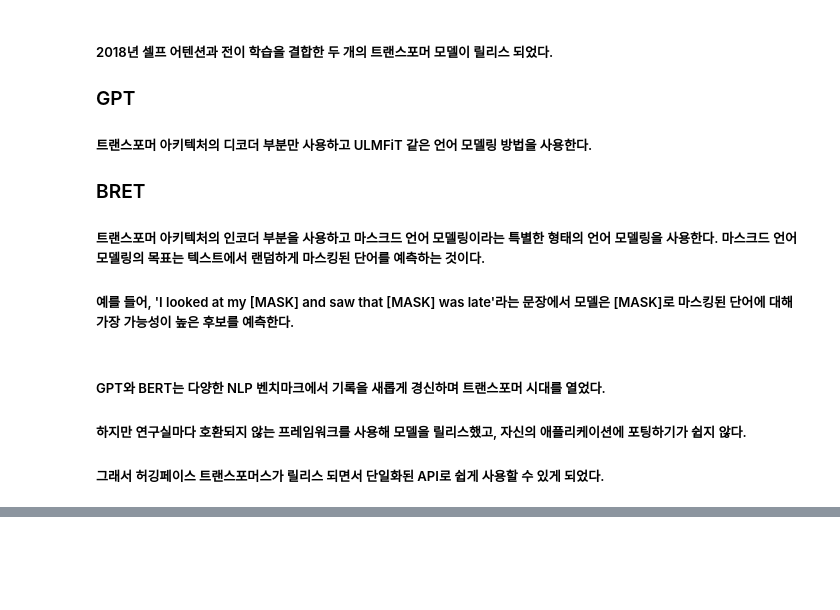
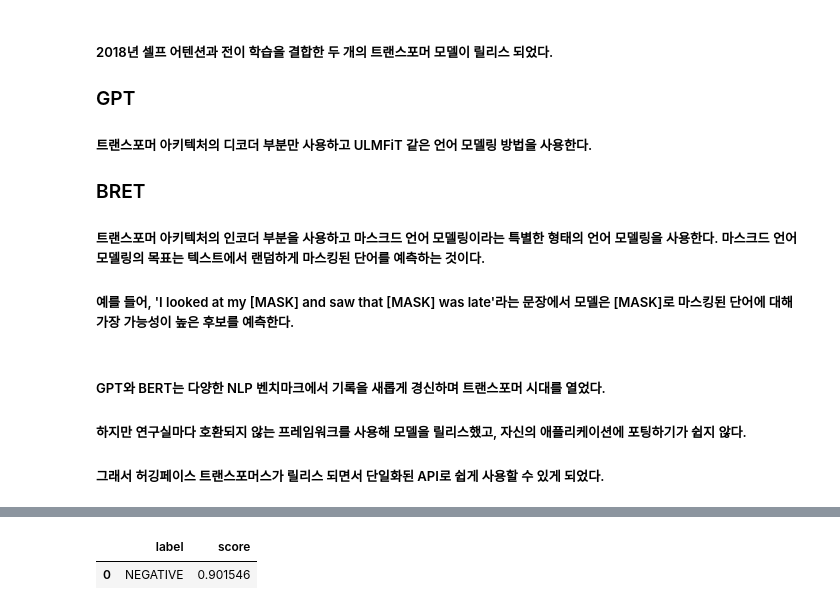
Before and after one commit to JunSeokCheon/NLP-using-transformers, a Jupyter notebook: Chapter01/Introduction to Transformers.ipynb, the cells around one changed output, grey strips where cells are left out. Cells and saved outputs as stored; diff of their text form; code cells hidden in the pictures; blank space fills up the shorter version.

```diff
--- a/Chapter01/Introduction to Transformers.ipynb
+++ b/Chapter01/Introduction to Transformers.ipynb
@@ -113,0 +140,4 @@ Go to Runtime > Change runtime type and select a GPU hardware accelerator.
+# %%
+from transformers import pipeline
+
+classifier = pipeline("text-classification")
@@ -113,0 +148,8 @@ Go to Runtime > Change runtime type and select a GPU hardware accelerator.
+# %%
+import pandas as pd
+
+outputs = classifier(text)
+pd.DataFrame(outputs)
+# %% [output]
+|  | label | score |
+| 0 | NEGATIVE | 0.901546 |
```
Also changed, not shown: parts of 24 cells of this notebook.
